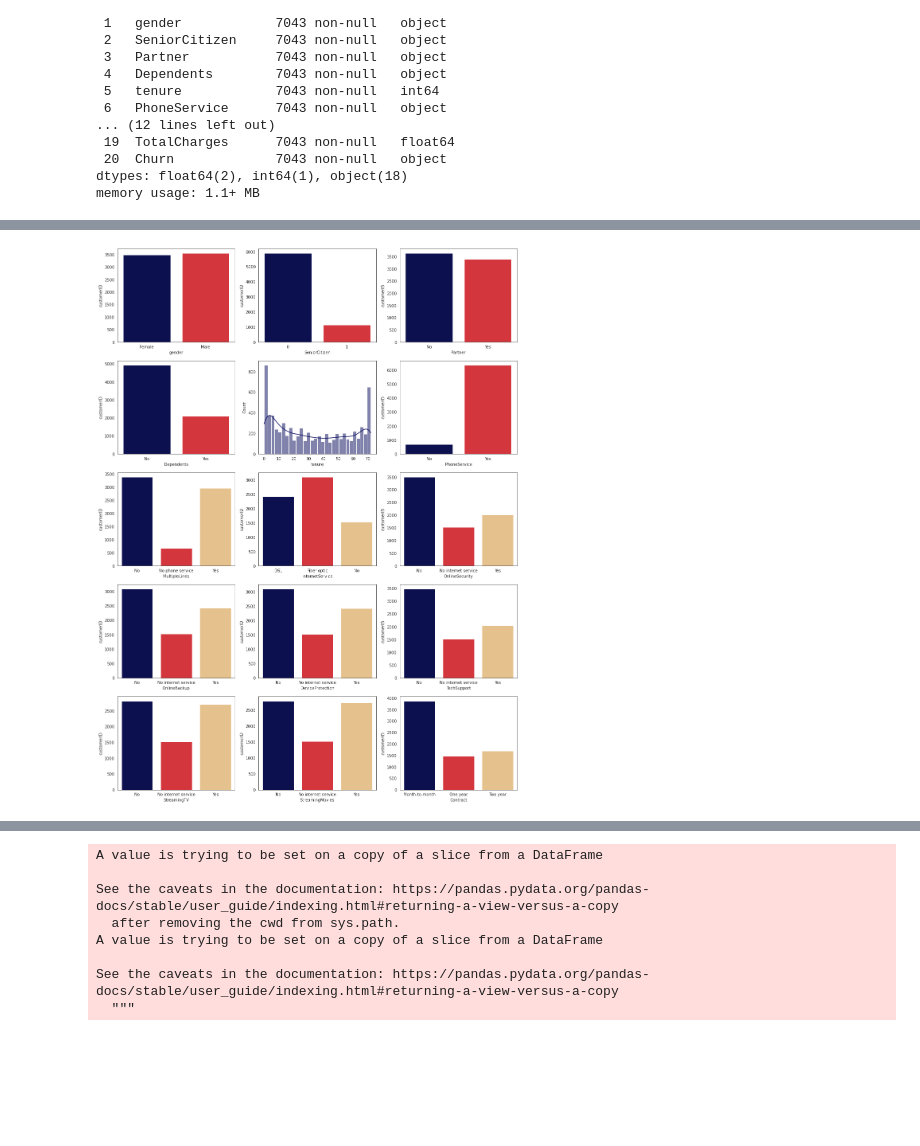
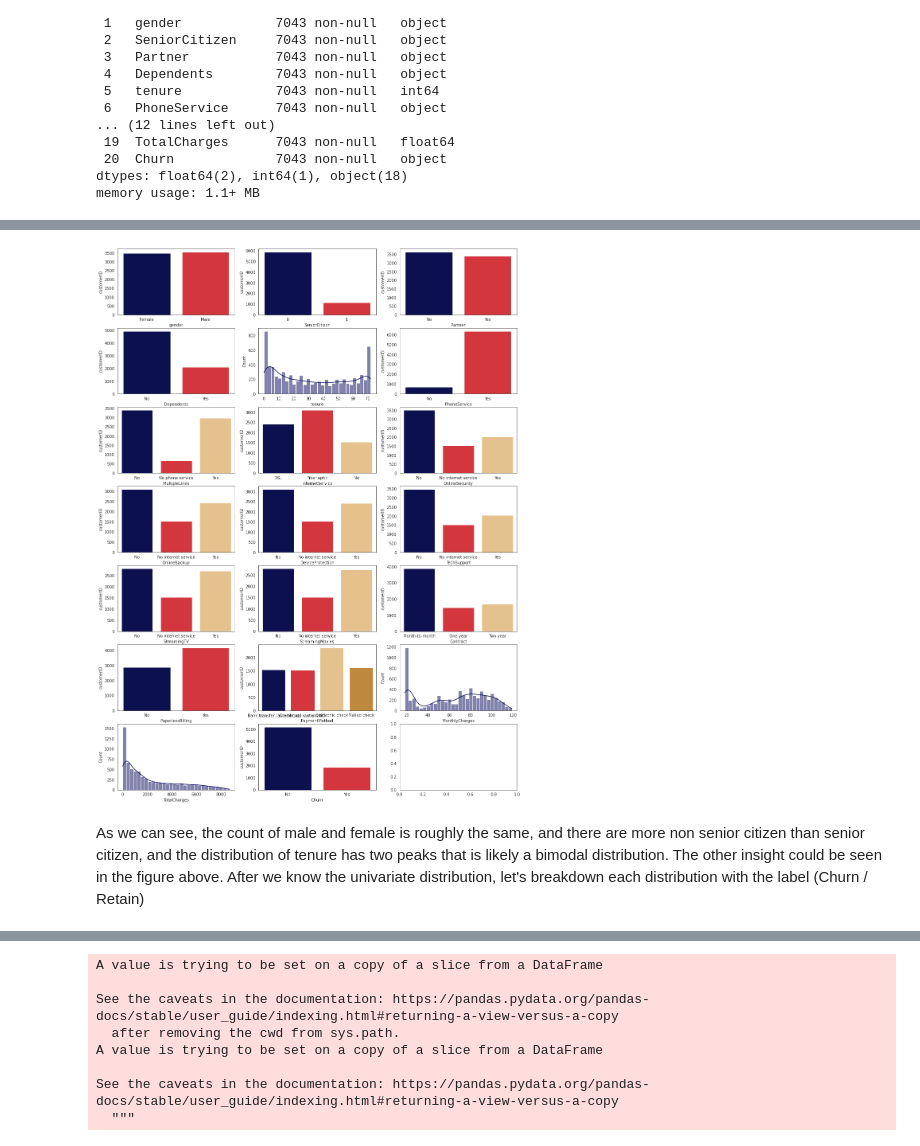
Before and after one commit to isaidhs/Data-Analytics-Notebook, a Jupyter notebook: customer-churn-prediction.ipynb, the cells around one changed output, grey strips where cells are left out. Drawn from its saved outputs; the diff is of its cells as text; code cells hidden in the pictures; blank space fills up the shorter version.

Commit message:
Kaggle Notebook | Customer Churn Prediction using XGBoost | Version 2

```diff
--- a/customer-churn-prediction.ipynb
+++ b/customer-churn-prediction.ipynb
@@ -83,15 +99,20 @@ memory usage: 1.1+ MB
 # %%
-fig, ax = plt.subplots(5,3,figsize=(18,25))
+fig, ax = plt.subplots(7,3,figsize=(18,25))
 colist = data.drop("customerID",axis=1).columns
 colnum = 0
-for row in range(5):
-    for col in range(3):
-        if data[[colist[colnum]]].dtypes[colist[colnum]] == "O" :
-            barplot(colist[colnum],ax[row,col])
-        else :
-            sns.histplot(data[colist[colnum]], color=global_palette[0], ax=ax[row,col], bins=30, kde=True)
-        colnum = colnum + 1
+for row in range(7):
+    try:
+        for col in range(3):
+            if data[[colist[colnum]]].dtypes[colist[colnum]] == "O" :
+                barplot(colist[colnum],ax[row,col])
+            else :
+                sns.histplot(data[colist[colnum]], color=global_palette[0], ax=ax[row,col], bins=30, kde=True)
+            colnum = colnum + 1
+    except:
+        pass
 plt.show()
 # %% [output]
-[figure, old version]
+[figure, new version]
+# %% [markdown]
+As we can see, the count of male and female is roughly the same, and there are more non senior citizen than senior citizen, and the distribution of tenure has two peaks that is likely a bimodal distribution. The other insight could be seen in the figure above. After we know the univariate distribution, let's breakdown each distribution with the label (Churn / Retain)
 # %%
```
Also changed, not shown: parts of 24 cells of this notebook.
